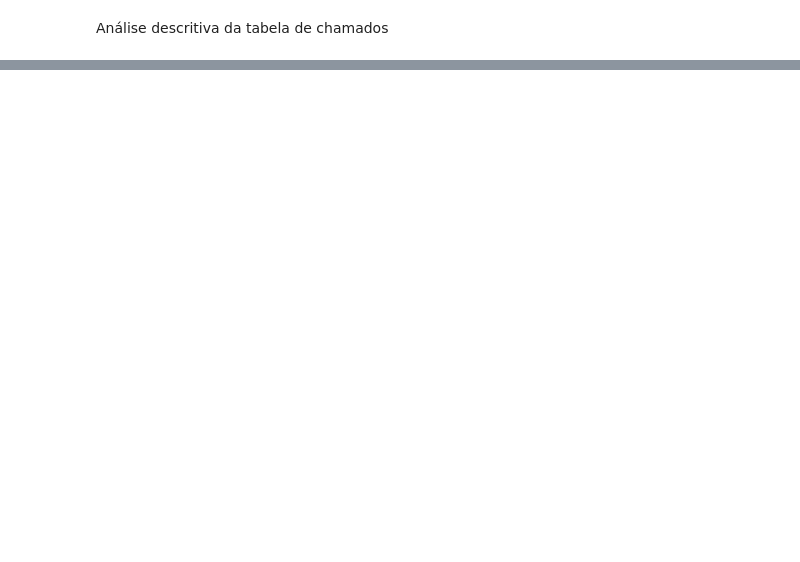
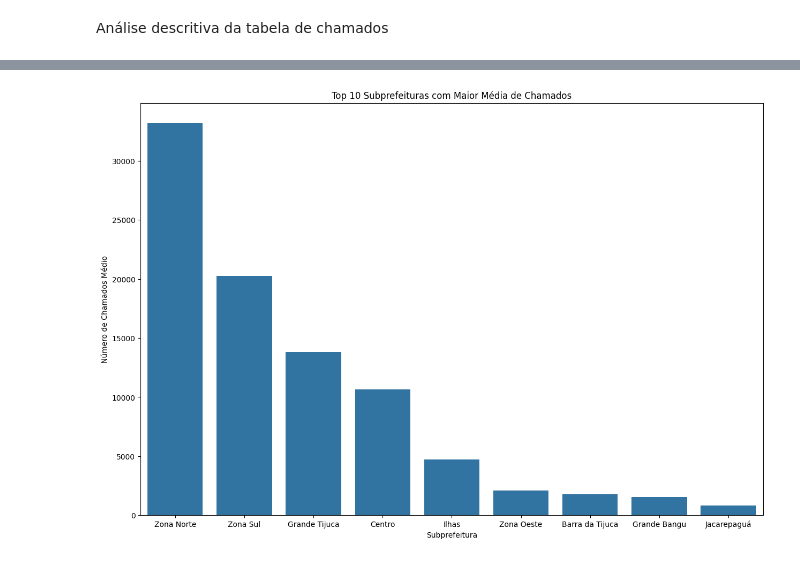
Before and after one commit to prefeitura-rio/emd-desafio-junior-data-scientist, a Jupyter notebook: analise_python.ipynb, the cells around one changed output, grey strips where cells are left out. Drawn from its saved outputs; the diff is of its cells as text; code cells hidden in the pictures; blank space fills up the shorter version.

```diff
--- a/analise_python.ipynb
+++ b/analise_python.ipynb
@@ -407,0 +293,11 @@ df_completo.describe(exclude=np.number)
+# %%
+# Gráfico: Média de chamados por subprefeitura (top 10)
+plt.figure(figsize=(15, 10))
+top_subprefeituras = df_chamados['subprefeitura'].value_counts().nlargest(10)
+sns.barplot(x=top_subprefeituras.index, y=top_subprefeituras.values)
+plt.title('Top 10 Subprefeituras com Maior Média de Chamados')
+plt.xlabel('Subprefeitura')
+plt.ylabel('Número de Chamados Médio')
+plt.show()
+# %% [output]
+[figure, added]
```
Also changed, not shown: parts of 22 cells of this notebook.
